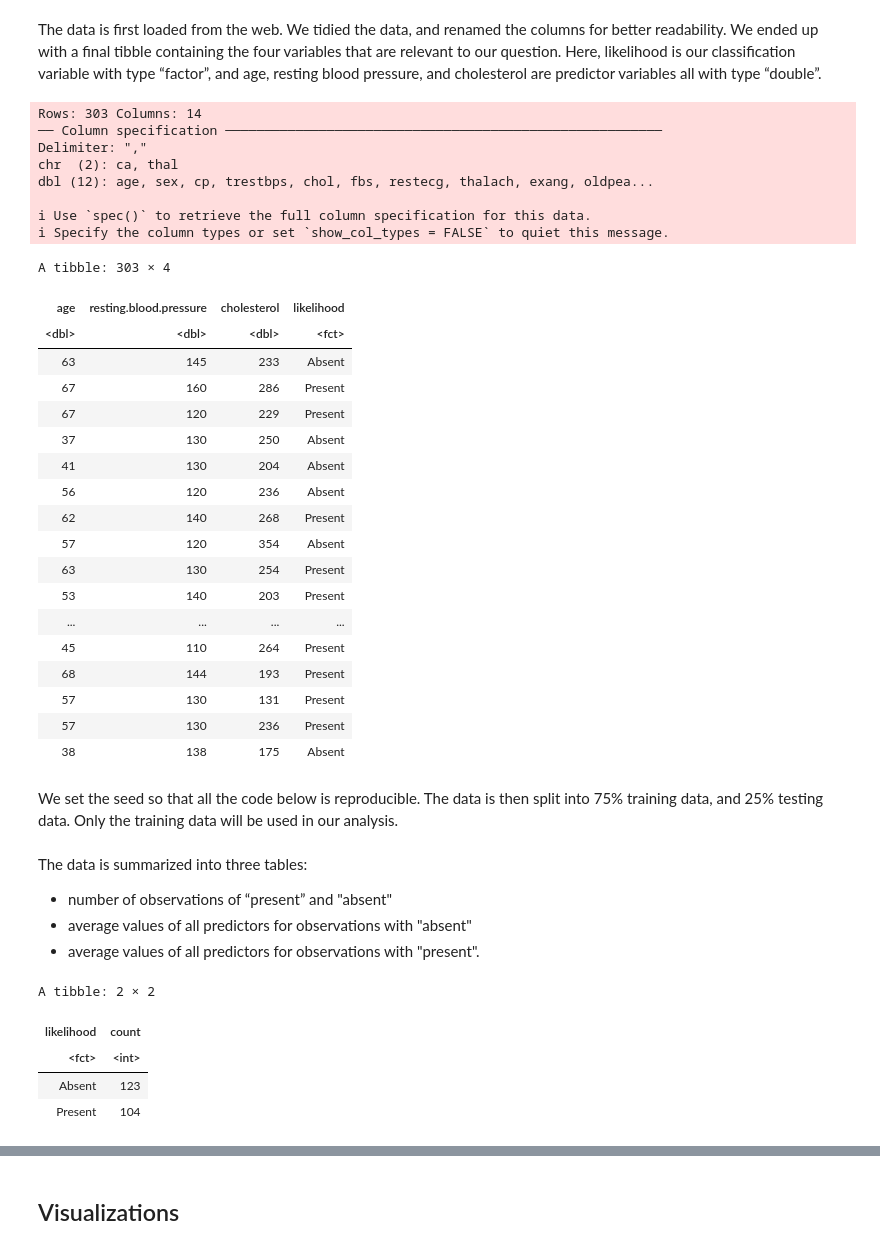
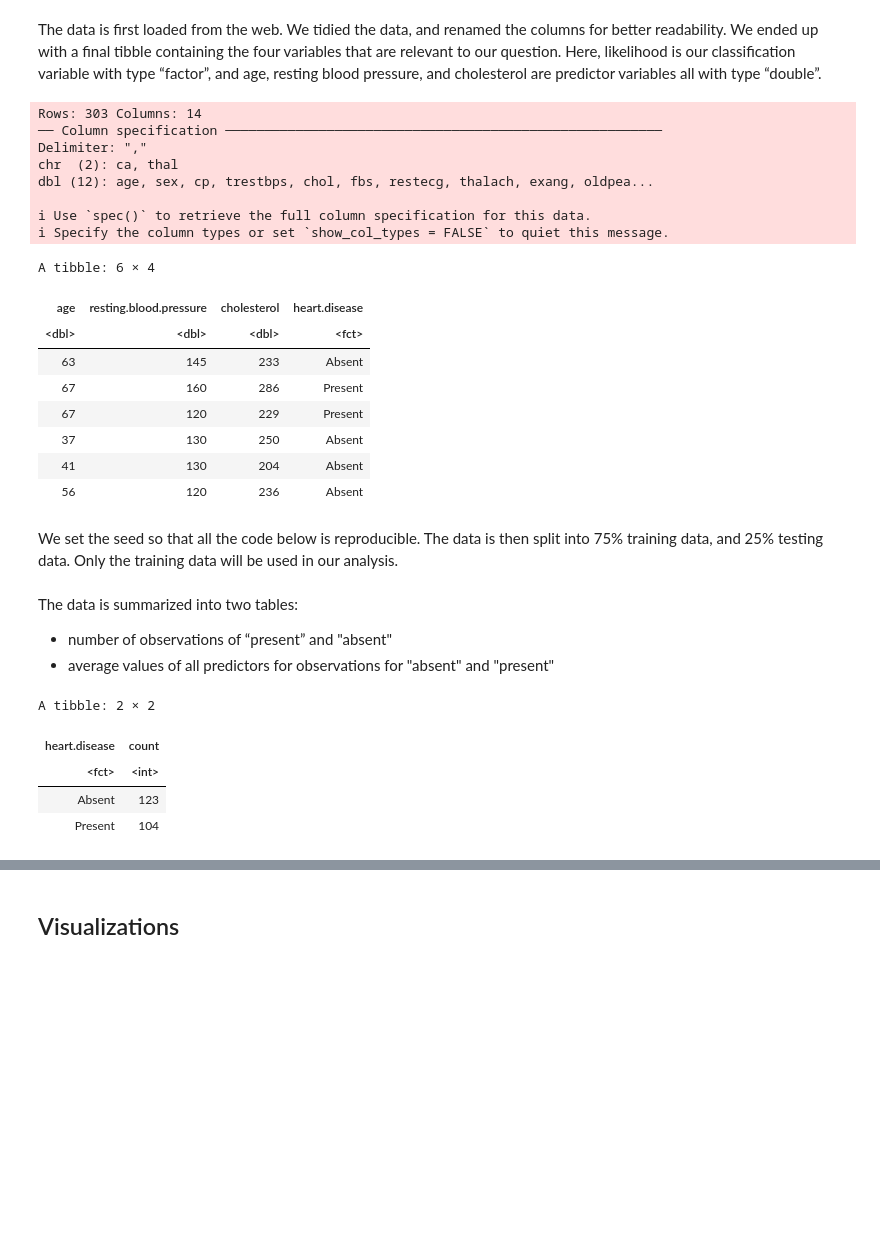
Before and after one commit to VivaanWadhwa/Heart_Disease_Prediction, a Jupyter notebook: Project_Report.ipynb, the cells around one changed output, grey strips where cells are left out. Saved outputs shown, nothing was run; the diff lists cells and outputs as text; code cells hidden in the pictures; blank space fills up the shorter version.

```diff
--- a/Project_Report.ipynb
+++ b/Project_Report.ipynb
@@ -23,27 +41,27 @@ The data is first loaded from the web. We tidied the data, and renamed the colum
 # %%
 raw_data_url <- "https://archive.ics.uci.edu/ml/machine-learning-databases/heart-disease/processed.cleveland.data"
 raw_data <- read_csv(raw_data_url,col_names = c("age", "sex", "cp", "trestbps", "chol", "fbs","restecg", "thalach", "exang" ,"oldpeak" ,"slope" ,"ca" ,"thal" ,"num"))
 tidy_data <- raw_data |>
                 select(age,trestbps,chol,num) |>
                     rename("age" = "age",
                            "resting.blood.pressure" = "trestbps" ,
                            "cholesterol" = "chol",
-                           "likelihood" = "num") |>
-                    mutate(likelihood = case_when(likelihood == 0 ~ "Absent",
-                                                  likelihood != 0 ~ "Present")) |>
-                    mutate(likelihood = as.factor(likelihood))
+                           "heart.disease" = "num") |>
+                    mutate(heart.disease = case_when(heart.disease == 0 ~ "Absent",
+                                                  heart.disease != 0 ~ "Present")) |>
+                    mutate(heart.disease = as.factor(heart.disease))
 head(tidy_data)
 # %% [output]
 Rows: 303 Columns: 14
 ── Column specification ────────────────────────────────────────────────────────
 Delimiter: ","
 chr  (2): ca, thal
 dbl (12): age, sex, cp, trestbps, chol, fbs, restecg, thalach, exang, oldpea...
 
 ℹ Use `spec()` to retrieve the full column specification for this data.
 ℹ Specify the column types or set `show_col_types = FALSE` to quiet this message.
-A tibble: 303 × 4
+A tibble: 6 × 4
-| age | resting.blood.pressure | cholesterol | likelihood |
+| age | resting.blood.pressure | cholesterol | heart.disease |
 | <dbl> | <dbl> | <dbl> | <fct> |
 | 63 | 145 | 233 | Absent |
 | 67 | 160 | 286 | Present |
@@ -51,16 +69,6 @@ A tibble: 303 × 4
 | 37 | 130 | 250 | Absent |
 | 41 | 130 | 204 | Absent |
 | 56 | 120 | 236 | Absent |
-| 62 | 140 | 268 | Present |
-| 57 | 120 | 354 | Absent |
-| 63 | 130 | 254 | Present |
-| 53 | 140 | 203 | Present |
-| ... | ... | ... | ... |
-| 45 | 110 | 264 | Present |
-| 68 | 144 | 193 | Present |
-| 57 | 130 | 131 | Present |
-| 57 | 130 | 236 | Present |
-| 38 | 138 | 175 | Absent |
 # %% [markdown]
 We set the seed so that all the code below is reproducible. The data is then split into 75% training data, and 25% testing data. Only the training data will be used in our analysis.
 # %%
@@ -71,19 +79,18 @@ data_split <- initial_split(tidy_data, prop = 0.75, strata = likelihood)
 data_train <- training(data_split)
 data_test <- testing(data_split)
 # %% [markdown]
-The data is summarized into three tables:
+The data is summarized into two tables:
 - number of observations of “present” and "absent"
-- average values of all predictors for observations with "absent"
-- average values of all predictors for observations with "present".
+- average values of all predictors for observations for "absent" and "present"
 # %%
-##Number of observations of "present" and "absent"
+##Number of observations of "absent" and "present"
 data_count <- data_train |>
-        group_by(likelihood) |>
+        group_by(heart.disease) |>
         summarize(count = n())
 data_count
 # %% [output]
 A tibble: 2 × 2
-| likelihood | count |
+| heart.disease | count |
 | <fct> | <int> |
 | Absent | 123 |
 | Present | 104 |
```
Also changed, not shown: parts of 9 cells of this notebook.
